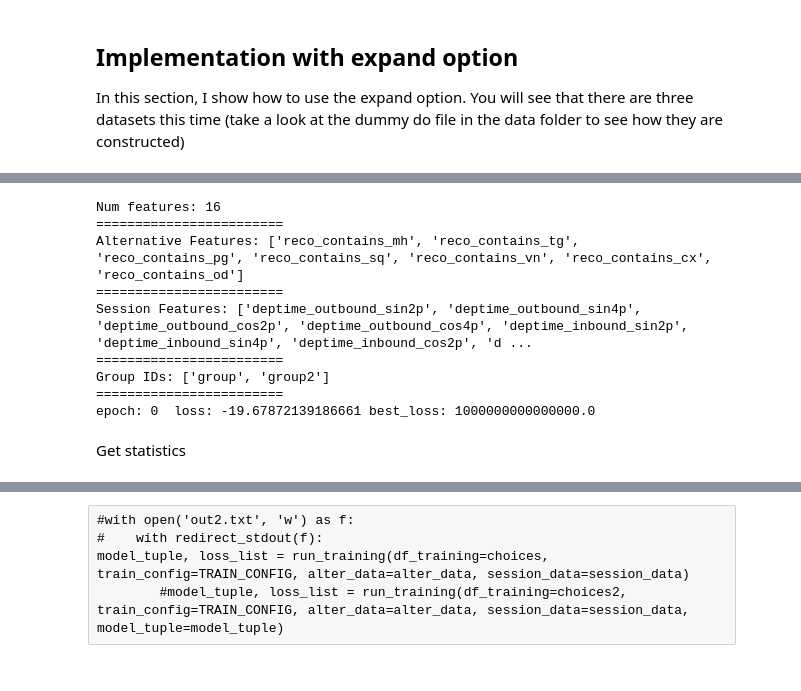
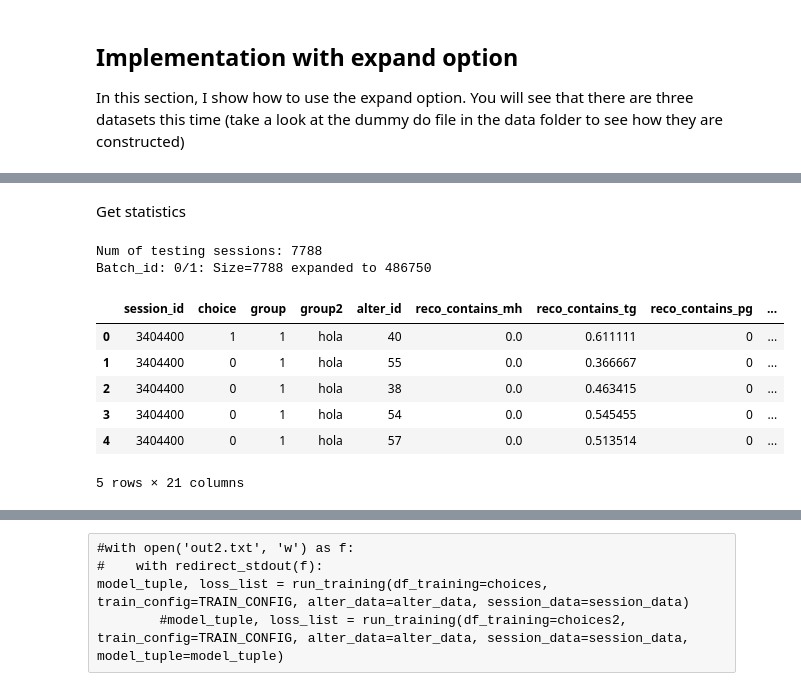
Before and after one commit to campurol/Multinomial-Logistic-Regression, a Jupyter notebook: demo.ipynb, the cells around one changed output, grey strips where cells are left out. Saved outputs shown, nothing was run; the diff lists cells and outputs as text; code cells hidden in the pictures.

```diff
--- a/demo.ipynb
+++ b/demo.ipynb
@@ -221,6 +202,17 @@ choices = pd.read_csv('data/train_SINBKK_RT_B_choices.csv')[['session_id','alter
+# %%
+from nmlogit_config	 import *
+config['session_id']='session_id'
+config['alter_id']='alter_id'
+config['alter_features']=['reco_contains_mh', 'reco_contains_tg', 'reco_contains_pg', 'reco_contains_sq', 'reco_contains_vn', 'reco_contains_cx', 'reco_contains_od']
+config['session_features']=['deptime_outbound_sin2p', 'deptime_outbound_sin4p', 'deptime_outbound_cos2p', 'deptime_outbound_cos4p', 'deptime_inbound_sin2p', 'deptime_inbound_sin4p', 'deptime_inbound_cos2p', 'deptime_inbound_cos4p']
+config['choice_groups']=['group','group2']
+config['session_alter_features']=[]
+config['extra_choice_features']=[]
+config['session_alter_fn']=[]
+config['drop_vars']=[]
+config['batch_size']=7788
+config['loss']='BinaryCrossEntropy'
 # %%
-TRAIN_CONFIG['batch_size']=500
-model_tuple, loss_list = run_training(df_training=choices, train_config=TRAIN_CONFIG, alter_data=alter_data, session_data=session_data)
+model_tuple, loss_list = run_training(df_training=choices, train_config=config, alter_data=alter_data, session_data=session_data)
 (model, loss, optimizer) = model_tuple
-model.get_feature_weights()
 # %% [output]
@@ -263,15 +235,0 @@ plot_loss(loss_list)
-# %%
-TRAIN_CONFIG['batch_size']=1
-model_tuple, loss_list = run_training(df_training=choices, train_config=TRAIN_CONFIG, alter_data=alter_data, session_data=session_data)
-(model, loss, optimizer) = model_tuple
-model.get_feature_weights()
-# %% [output]
-Num features: 16
-========================
-Alternative Features: ['reco_contains_mh', 'reco_contains_tg', 'reco_contains_pg', 'reco_contains_sq', 'reco_contains_vn', 'reco_contains_cx', 'reco_contains_od']
-========================
-Session Features: ['deptime_outbound_sin2p', 'deptime_outbound_sin4p', 'deptime_outbound_cos2p', 'deptime_outbound_cos4p', 'deptime_inbound_sin2p', 'deptime_inbound_sin4p', 'deptime_inbound_cos2p', 'd ...
-========================
-Group IDs: ['group', 'group2']
-========================
-epoch: 0  loss: -19.67872139186661 best_loss: 1000000000000000.0
@@ -280,7 +236,4 @@ plot(loss_list)
 # %% [markdown]
 Get statistics
 # %%
-choices = pd.read_csv('data/train_SINBKK_RT_B_choices.csv')[['session_id','alter_id','choice']+
-                                                            alter_features + session_features + choice_groups + session_alter_features]
-test_results = test_model(model, choices, TRAIN_CONFIG)
-test_results.head()
+choices = pd.read_csv('data/train_SINBKK_RT_B_choices.csv')[['session_id','alter_id','choice','group','group2']]
@@ -290,0 +240,13 @@ TRAIN_CONFIG['gradients'][-1]
+# %%
+test_results = test_model(model=model, df_testing=choices, train_config=config, alter_data=alter_data, session_data=session_data)
+test_results.head()
+# %% [output]
+Num of testing sessions: 7788
+Batch_id: 0/1: Size=7788 expanded to 486750
+|  | session_id | choice | group | group2 | alter_id | reco_contains_mh | reco_contains_tg | reco_contains_pg | ... |
+| 0 | 3404400 | 1 | 1 | hola | 40 | 0.0 | 0.611111 | 0 | ... |
+| 1 | 3404400 | 0 | 1 | hola | 55 | 0.0 | 0.366667 | 0 | ... |
+| 2 | 3404400 | 0 | 1 | hola | 38 | 0.0 | 0.463415 | 0 | ... |
+| 3 | 3404400 | 0 | 1 | hola | 54 | 0.0 | 0.545455 | 0 | ... |
+| 4 | 3404400 | 0 | 1 | hola | 57 | 0.0 | 0.513514 | 0 | ... |
+5 rows × 21 columns
```
Also changed, not shown: parts of 22 cells of this notebook, 5 other files.
